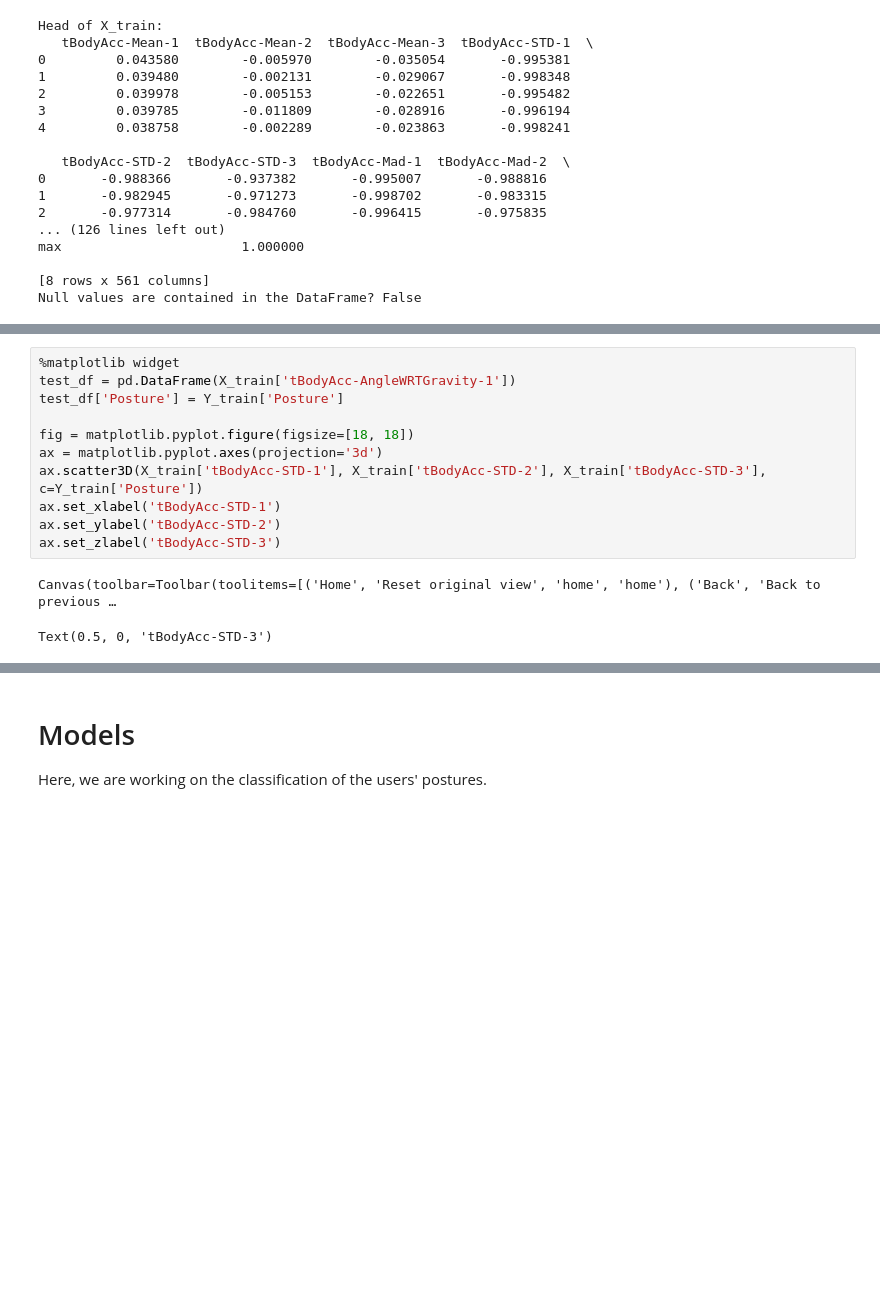
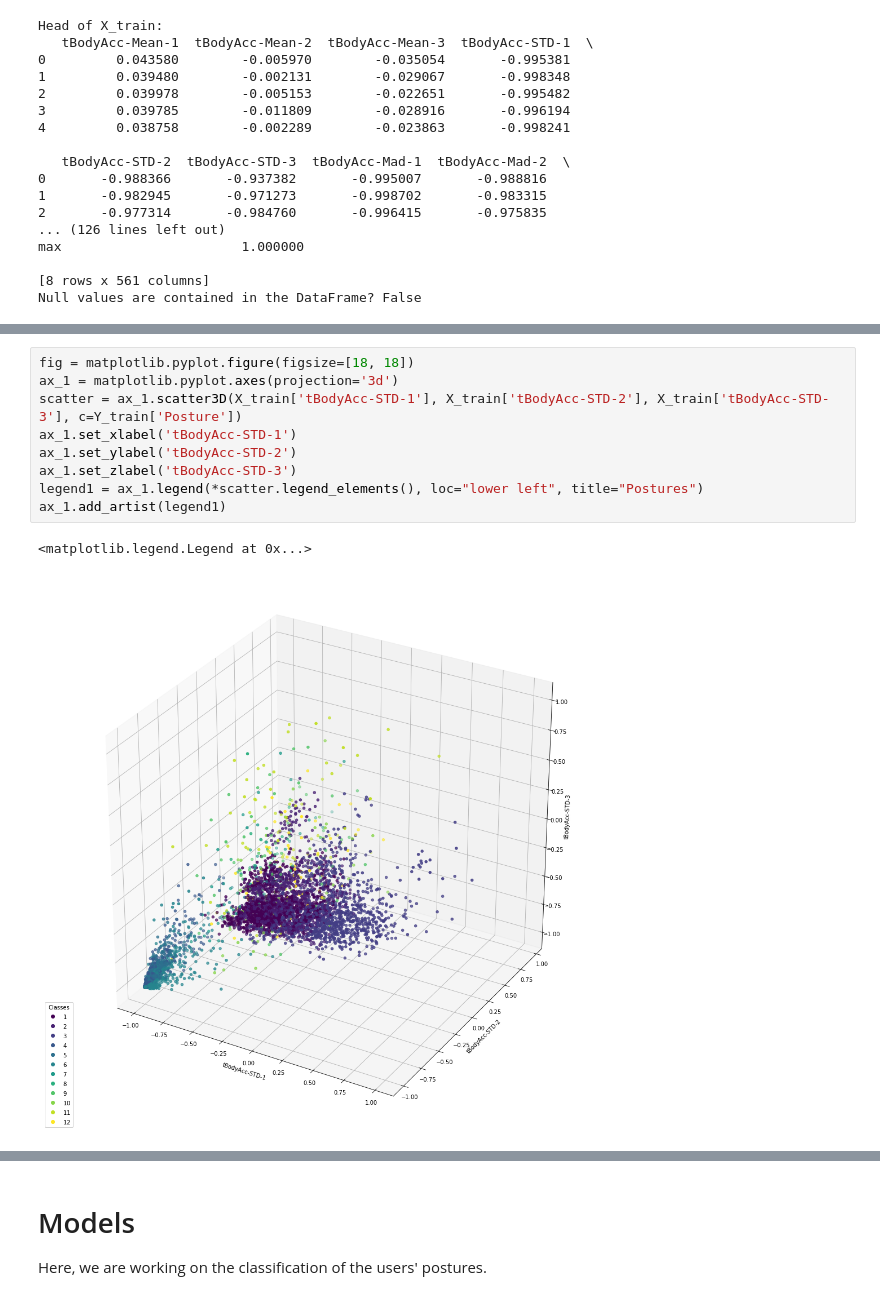
Before and after one commit to zhorta/ESILV_Python_for_data_analysis_devoir_2020, a Jupyter notebook: main.ipynb, the cells around one changed output, grey strips where cells are left out. Cells and saved outputs as stored; diff of their text form; blank space fills up the shorter version.

```diff
--- a/main.ipynb
+++ b/main.ipynb
@@ -129,14 +135,12 @@ Null values are contained in the DataFrame? False
 # %%
-%matplotlib widget
-test_df = pd.DataFrame(X_train['tBodyAcc-AngleWRTGravity-1'])
-test_df['Posture'] = Y_train['Posture']
-
 fig = matplotlib.pyplot.figure(figsize=[18, 18])
-ax = matplotlib.pyplot.axes(projection='3d')
-ax.scatter3D(X_train['tBodyAcc-STD-1'], X_train['tBodyAcc-STD-2'], X_train['tBodyAcc-STD-3'], c=Y_train['Posture'])
-ax.set_xlabel('tBodyAcc-STD-1')
-ax.set_ylabel('tBodyAcc-STD-2')
-ax.set_zlabel('tBodyAcc-STD-3')
+ax_1 = matplotlib.pyplot.axes(projection='3d')
+scatter = ax_1.scatter3D(X_train['tBodyAcc-STD-1'], X_train['tBodyAcc-STD-2'], X_train['tBodyAcc-STD-3'], c=Y_train['Posture'])
+ax_1.set_xlabel('tBodyAcc-STD-1')
+ax_1.set_ylabel('tBodyAcc-STD-2')
+ax_1.set_zlabel('tBodyAcc-STD-3')
+legend1 = ax_1.legend(*scatter.legend_elements(), loc="lower left", title="Postures")
+ax_1.add_artist(legend1)
 # %% [output]
-Canvas(toolbar=Toolbar(toolitems=[('Home', 'Reset original view', 'home', 'home'), ('Back', 'Back to previous …
+<matplotlib.legend.Legend at 0x...>
-Text(0.5, 0, 'tBodyAcc-STD-3')
+[figure, added]
```
Also changed, not shown: parts of 8 cells of this notebook.
